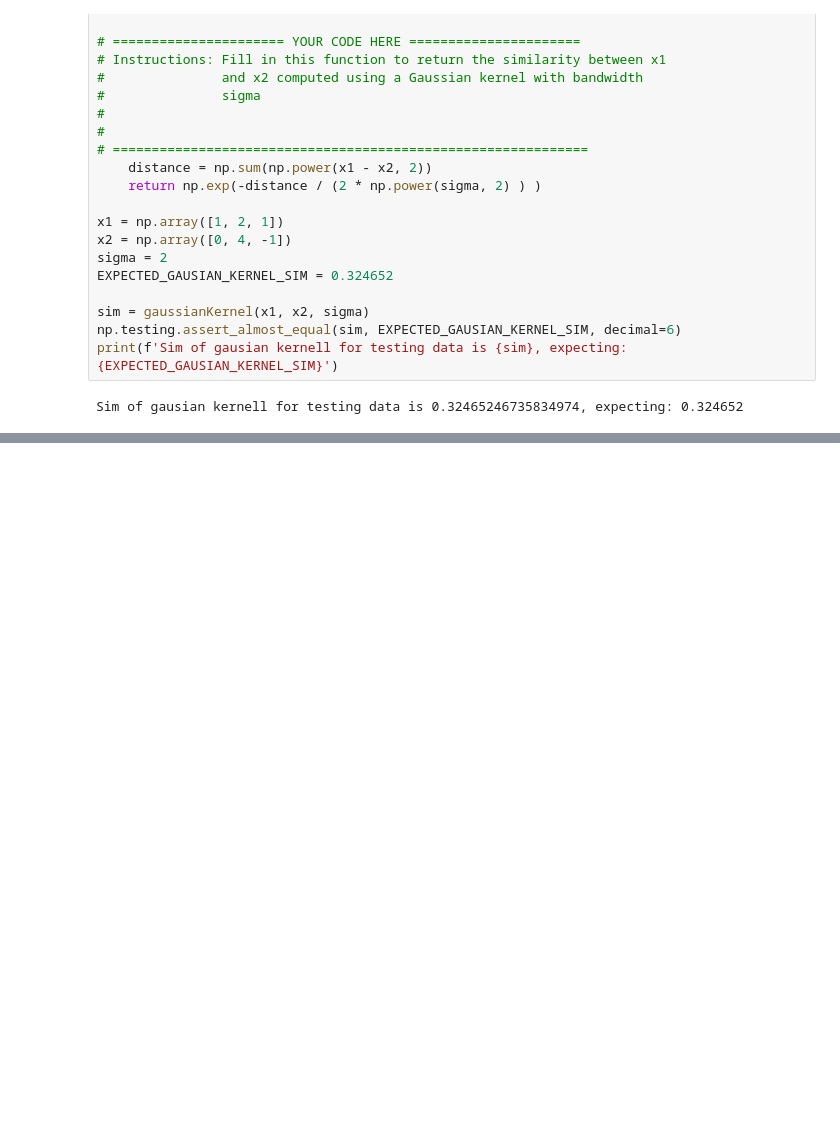
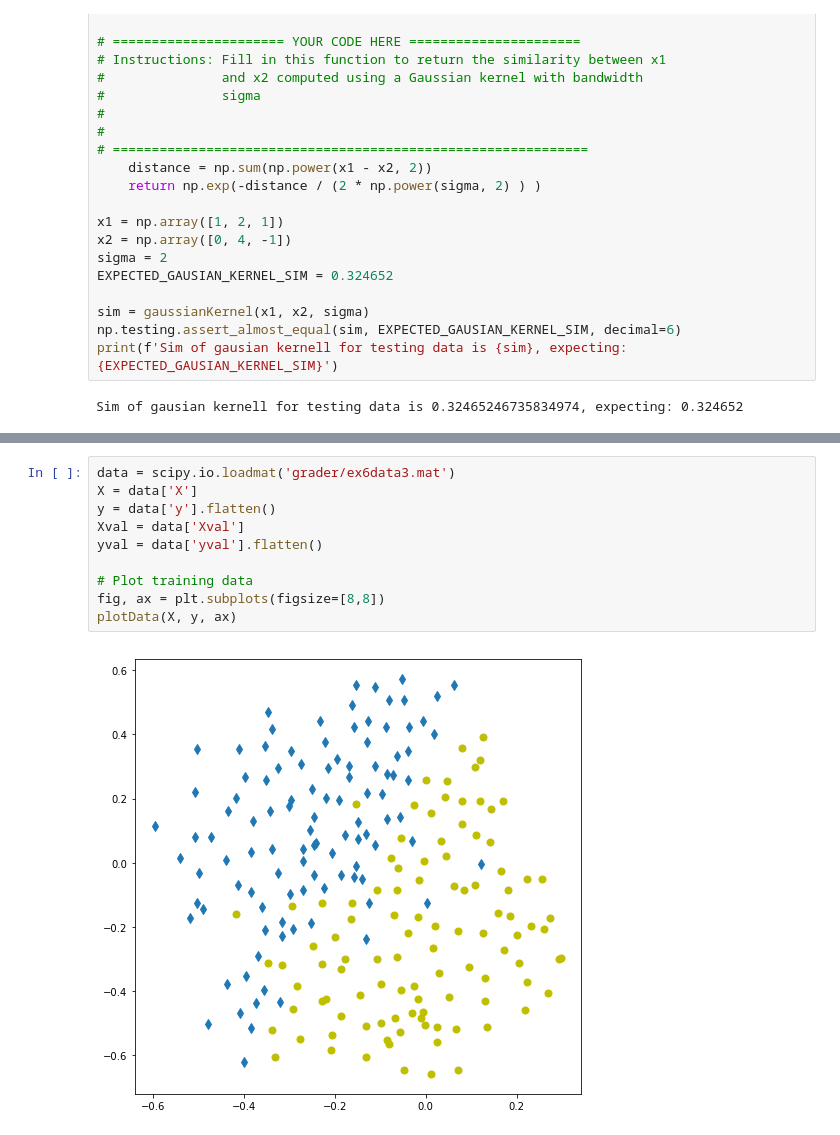
Before and after one commit to matkalinowski/ML-AndrewNg, a Jupyter notebook: ex6/Programming Exercise 6 Support Vector Machines.ipynb, the cells around one changed output, grey strips where cells are left out. Cells and saved outputs as stored; diff of their text form; blank space fills up the shorter version.

```diff
--- a/ex6/Programming Exercise 6 Support Vector Machines.ipynb
+++ b/ex6/Programming Exercise 6 Support Vector Machines.ipynb
@@ -122,0 +138,12 @@ Sim of gausian kernell for testing data is 0.32465246735834974, expecting: 0.324
+# %%
+data = scipy.io.loadmat('grader/ex6data3.mat')
+X = data['X']
+y = data['y'].flatten()
+Xval = data['Xval']
+yval = data['yval'].flatten()
+
+# Plot training data
+fig, ax = plt.subplots(figsize=[8,8])
+plotData(X, y, ax)
+# %% [output]
+[figure, added]
```
Also changed, not shown: parts of 9 cells of this notebook, 2 other files.
